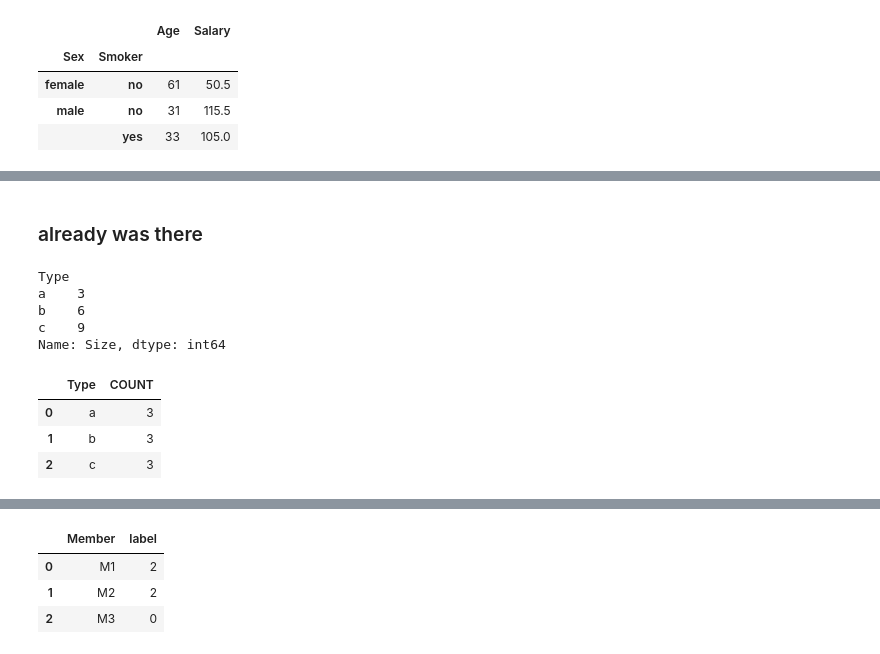
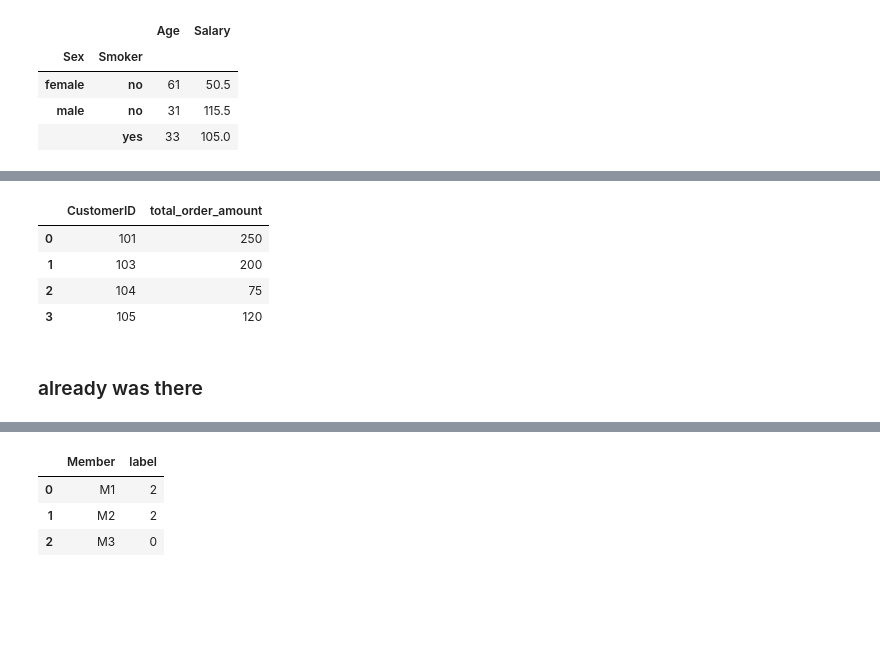
Before and after one commit to EvgeniiZorin/Handbook_Statistics-Probability-and-ML, a Jupyter notebook: _Pandas.ipynb, the cells around one changed output, grey strips where cells are left out. Saved outputs shown, nothing was run; the diff lists cells and outputs as text; code cells hidden in the pictures; blank space fills up the shorter version.

```diff
--- a/_Pandas.ipynb
+++ b/_Pandas.ipynb
@@ -1057,35 +1132,26 @@ df.groupby(by='SurveyEase')[['CompTotal', 'ConvertedCompYearly']].mean()
+# %%
+"""
+Calculate the total order amount for each customer
+"""
+import pandas as pd
+data = {
+    'OrderID': [1, 2, 3, 4, 5],
+    'CustomerID': [101, 101, 103, 104, 105],
+    'OrderDate': ['2022-01-01', '2022-02-15', '2022-03-10', '2022-04-20', '2022-05-05'],
+    'OrderTotal': [100, 150, 200, 75, 120]
+}
+df = pd.DataFrame(data)
+df
+
+### Answer 1
+df.groupby(['CustomerID'])['OrderTotal'].sum().reset_index()
+### Answer 2
+df.groupby('CustomerID')['OrderTotal'].agg(total_order_amount=('sum')).reset_index()
+# %% [output]
+|  | CustomerID | total_order_amount |
+| 0 | 101 | 250 |
+| 1 | 103 | 200 |
+| 2 | 104 | 75 |
+| 3 | 105 | 120 |
 # %% [markdown]
 ### already was there
-# %%
-import pandas as pd
-
-df = pd.DataFrame({
-	'Size': [ 1,   2,   1,   3,   1,   2,   3,   3,   2],
-	'Type': ['a', 'b', 'a', 'c', 'a', 'b', 'c', 'c', 'b'],
-	'Category': ['Cat1' for i in range(9)]
-})
-df
-df2 = df.groupby(['Type'])['Size'].sum()
-df2
-# %% [output]
-Type
-a    3
-b    6
-c    9
-Name: Size, dtype: int64
-# %%
-import pandas as pd
-
-df = pd.DataFrame({
-	'Size': [ 1,   2,   1,   3,   1,   2,   3,   3,   2],
-	'Type': ['a', 'b', 'a', 'c', 'a', 'b', 'c', 'c', 'b'],
-	'Category': ['Cat1' for i in range(9)]
-})
-
-### Count values in each group
-df.groupby(['Type']).size().reset_index(name='COUNT')
-# %% [output]
-|  | Type | COUNT |
-| 0 | a | 3 |
-| 1 | b | 3 |
-| 2 | c | 3 |
```
Also changed, not shown: parts of 41 cells of this notebook, 1 other file.
